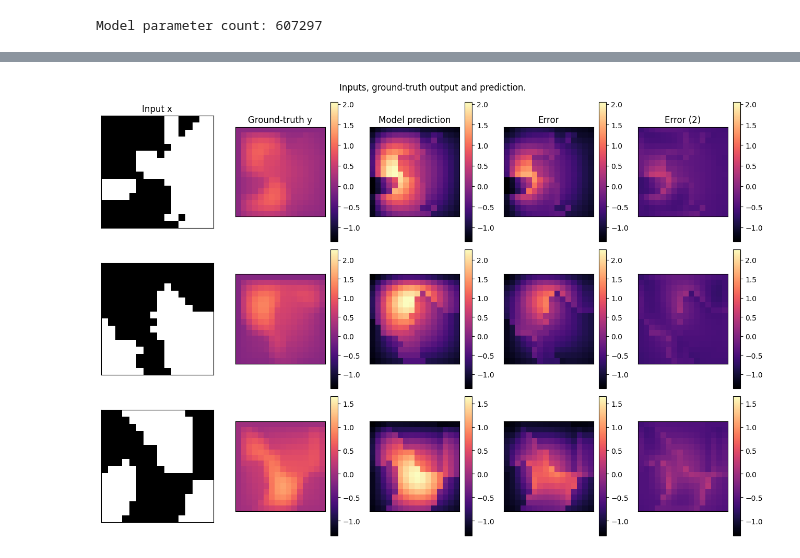
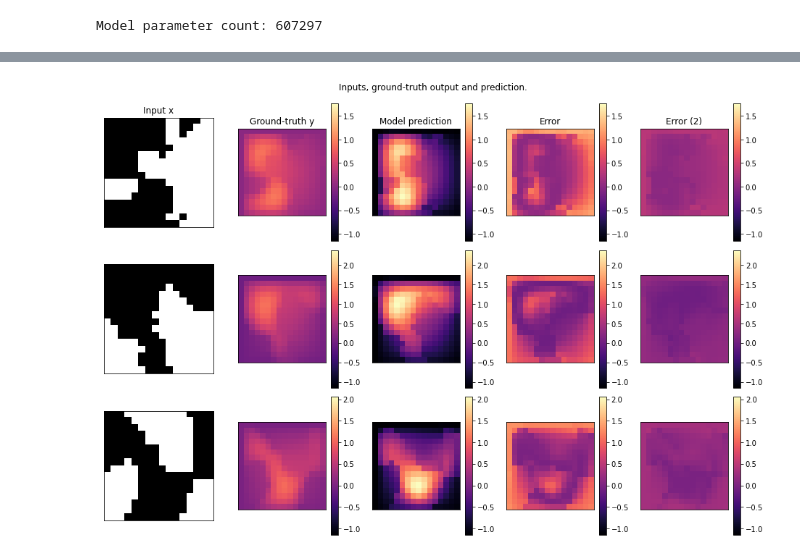
Before and after one commit to m4e7/neuraloperator, a Jupyter notebook: examples/fourier_2d.ipynb, the cells around one changed output, grey strips where cells are left out. Cells and saved outputs as stored; diff of their text form; code cells hidden in the pictures.

```diff
--- a/examples/fourier_2d.ipynb
+++ b/examples/fourier_2d.ipynb
@@ -294,16 +276,14 @@ train_loader, test_loaders, output_encoder = load_darcy_flow_small(
 model = FNO2d(
     cfg.modes,  # modes_width
     cfg.modes,  # modes_height
-    cfg.width,
+    cfg.width,  # width of all hidden layers
     in_channels=3,  # input channels are 3: (a(x, y), x, y)
     out_channels=1,  # output channel is 1: u(x, y)
     n_layers=4,
     domain_padding=9,
     domain_padding_mode='one-sided',
     use_mlp=True,
-    # SpectralConv=SpectralConv2d
-)  # FIXME
-# ).cuda()  # FIXME
+).cuda()
 print("Model parameter count:", count_params(model))
 # %% [output]
 Model parameter count: 607297
@@ -321,16 +301,14 @@ scheduler = torch.optim.lr_scheduler.CosineAnnealingLR(
     T_max=cfg.iterations
 )
 
-loss_fn = LpLoss()  # Does not do size averaging
-# output_encoder.cuda()  # FIXME
-# XXX run for one epoch:
+loss_fn = LpLoss()  # By default, does not do size averaging
+output_encoder.cuda()
 for ep in range(cfg.epochs):
     model.train()
     t1 = default_timer()
     train_l2 = 0
     for train_data in train_loader:
-        x, y = train_data['x'], train_data['y']
-        # x, y = x.cuda(), y.cuda()  # FIXME
+        x, y = train_data['x'].cuda(), train_data['y'].cuda()
 
         optimizer.zero_grad()
         # out = model(x).reshape(batch_size, s, s)
@@ -352,8 +330,7 @@ for ep in range(cfg.epochs):
     test_l2 = 0.0
     with torch.no_grad():
         for test_data in test_loaders[16]:
-            x, y = test_data['x'], test_data['y']
-            # x, y = x.cuda(), y.cuda()  # FIXME
+            x, y = test_data['x'].cuda(), test_data['y'].cuda()
 
             # out = model(x).reshape(batch_size, s, s)
             out = model(x).reshape(cfg.test_batch_size, 16, 16)
@@ -404,18 +385,18 @@ fig = plt.figure(figsize=(13,  # width (inches)
 for index in range(n_rows):
     data = test_samples[index]
     # Input x
-    x = data['x']
+    x = data['x'].cuda()
     # Ground-truth
-    y = data['y']
+    y = data['y'].cuda()
     # Model prediction
     out = model(x.unsqueeze(0))
-    error = out - y
-    error2 = out / 2 - y
+    error = (out - y).square()
+    error2 = (out / 2 - y).square()
     vmin = min(y.min(), out.min(), error.min(), error2.min())
     vmax = max(y.max(), out.max(), error.max(), error2.max())
 
     ax1 = fig.add_subplot(n_rows, n_cols, index * n_cols + 1)
-    im1 = ax1.imshow(x[0], cmap='gray')
+    im1 = ax1.imshow(x[0].cpu(), cmap='gray')
     if index == 0:
         ax1.set_title('Input x')
     plt.xticks([], [])
@@ -423,7 +404,7 @@ for index in range(n_rows):
     # fig.colorbar(im1, ax=ax1)
 
     ax2 = fig.add_subplot(n_rows, n_cols, index * n_cols + 2)
-    im2 = ax2.imshow(y.squeeze(), cmap='magma', vmin=vmin, vmax=vmax)
+    im2 = ax2.imshow(y.squeeze().cpu(), cmap='magma', vmin=vmin, vmax=vmax)
     if index == 0:
         ax2.set_title('Ground-truth y')
     plt.xticks([], [])
@@ -432,7 +413,7 @@ for index in range(n_rows):
 
     ax3 = fig.add_subplot(n_rows, n_cols, index * n_cols + 3)
     im3 = ax3.imshow(
-        out.squeeze().detach().numpy(),
+        out.squeeze().detach().cpu(),
         cmap='magma',
         vmin=vmin,
         vmax=vmax
@@ -445,33 +426,33 @@ for index in range(n_rows):
 
     ax4 = fig.add_subplot(n_rows, n_cols, index * n_cols + 4)
     im4 = ax4.imshow(
-        error.squeeze().detach().numpy(),
+        error.squeeze().detach().cpu(),
         cmap='magma',
         vmin=vmin,
         vmax=vmax
     )
     if index == 0:
         ax4.set_title('Error')
     plt.xticks([], [])
     plt.yticks([], [])
     fig.colorbar(im4, ax=ax4)
 
     ax5 = fig.add_subplot(n_rows, n_cols, index * n_cols + 5)
     im5 = ax5.imshow(
-        error2.squeeze().detach().numpy(),
+        error2.squeeze().detach().cpu(),
         cmap='magma',
         vmin=vmin,
         vmax=vmax
     )
     if index == 0:
         ax5.set_title('Error (2)')
     plt.xticks([], [])
     plt.yticks([], [])
     fig.colorbar(im5, ax=ax5)
 
 
 fig.suptitle('Inputs, ground-truth output and prediction.', y=0.98)
 plt.tight_layout()
 fig.show()
 # %% [output]
-[figure, old version]
+[figure, new version]
```
Also changed, not shown: parts of 6 cells of this notebook, 2 other files.
